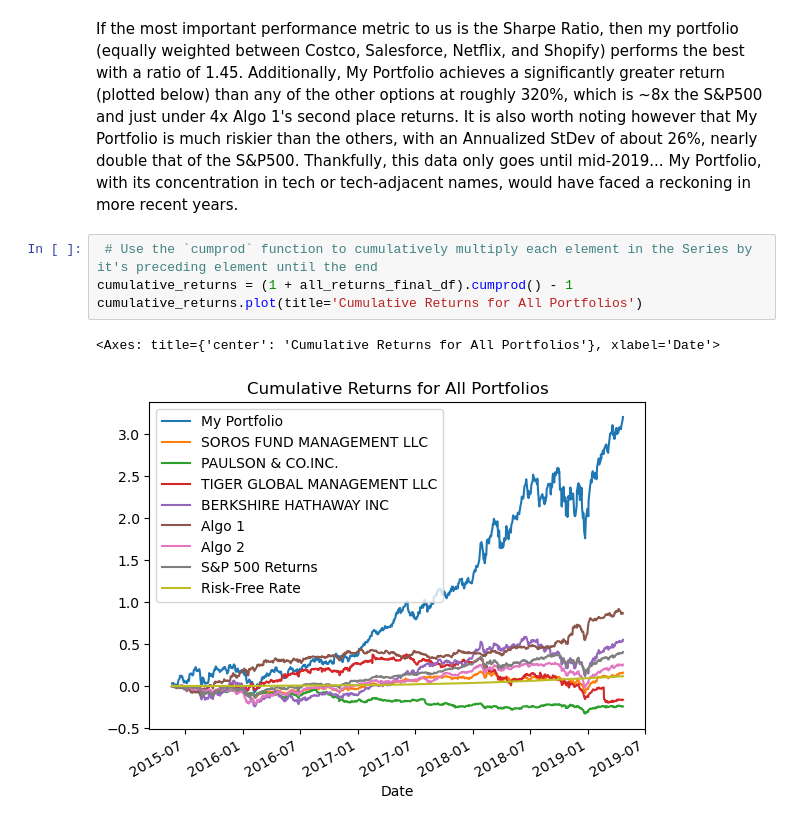
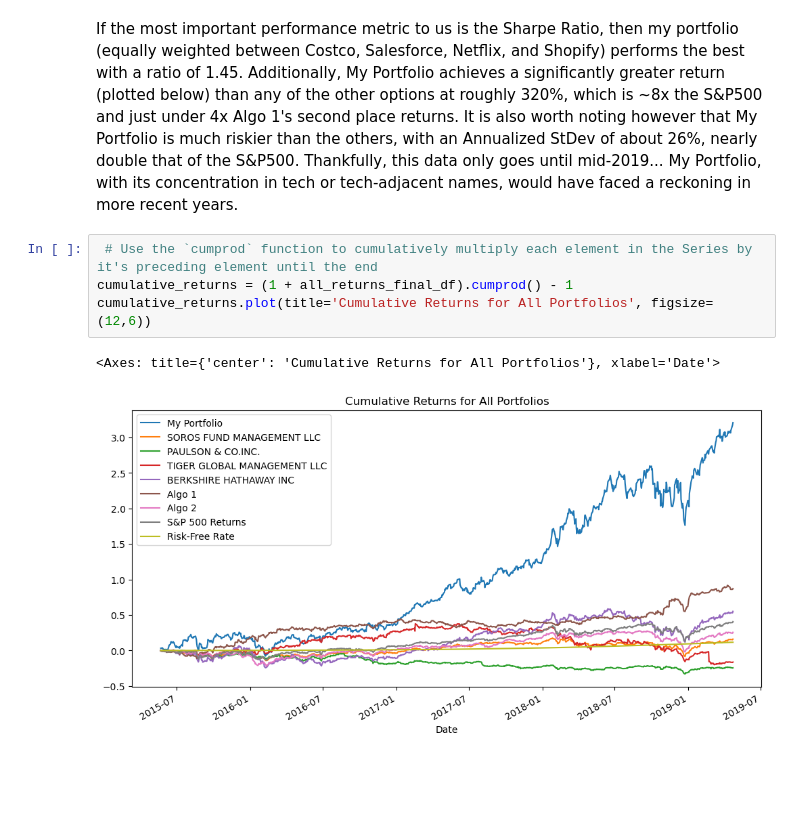
Before and after one commit to mattgifs/python-homework, a Jupyter notebook: Mod4Challenge/final_whale_analysis.ipynb, the cells around one changed output. Saved outputs shown, nothing was run; the diff lists cells and outputs as text; blank space fills up the shorter version.

```diff
--- a/Mod4Challenge/final_whale_analysis.ipynb
+++ b/Mod4Challenge/final_whale_analysis.ipynb
@@ -737,7 +737,7 @@ It is also worth noting however that My Portfolio is much riskier than the other
 # %%
  # Use the `cumprod` function to cumulatively multiply each element in the Series by it's preceding element until the end
 cumulative_returns = (1 + all_returns_final_df).cumprod() - 1
-cumulative_returns.plot(title='Cumulative Returns for All Portfolios')
+cumulative_returns.plot(title='Cumulative Returns for All Portfolios', figsize=(12,6))
 # %% [output]
 <Axes: title={'center': 'Cumulative Returns for All Portfolios'}, xlabel='Date'>
-[figure, old version]
+[figure, new version]
```
Also changed, not shown: 5 other files.
